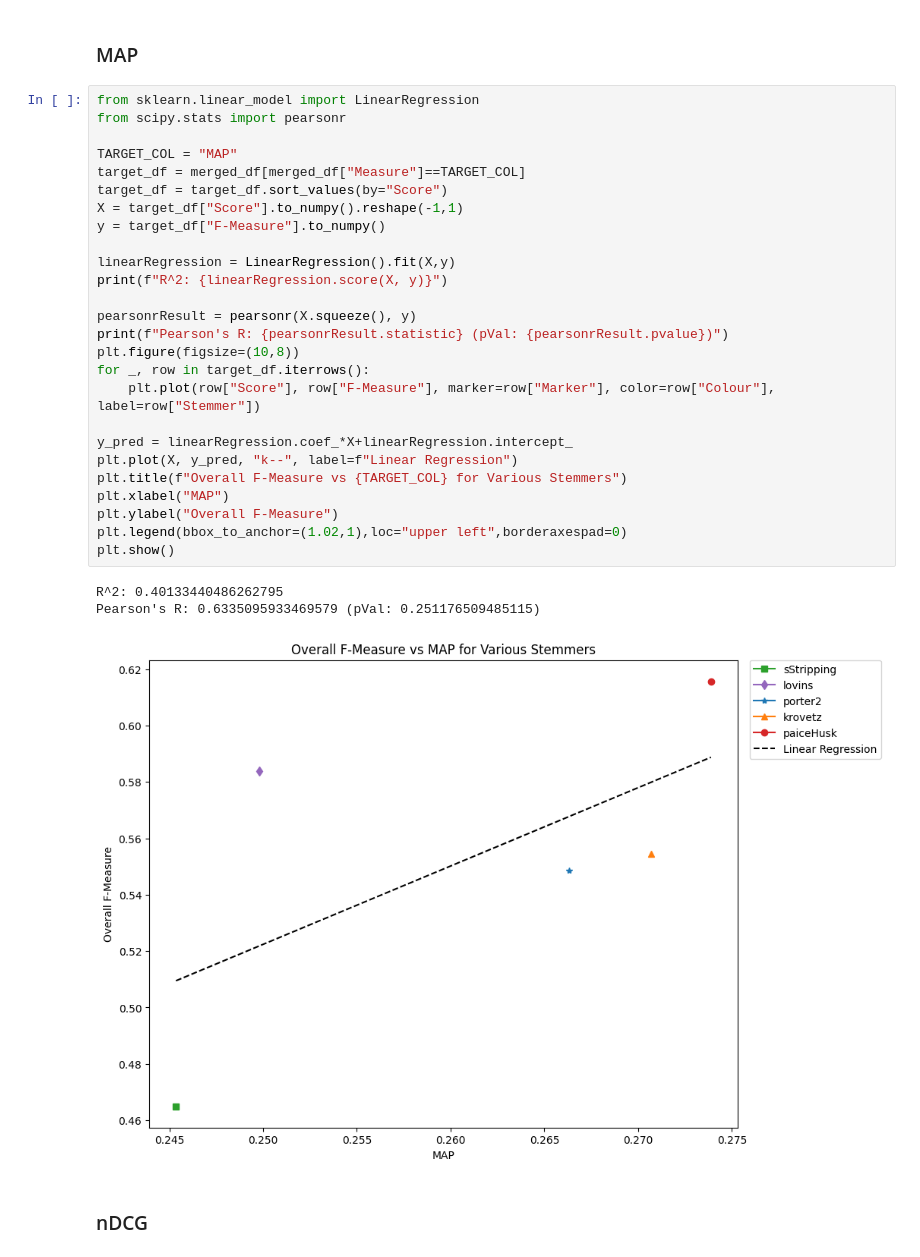
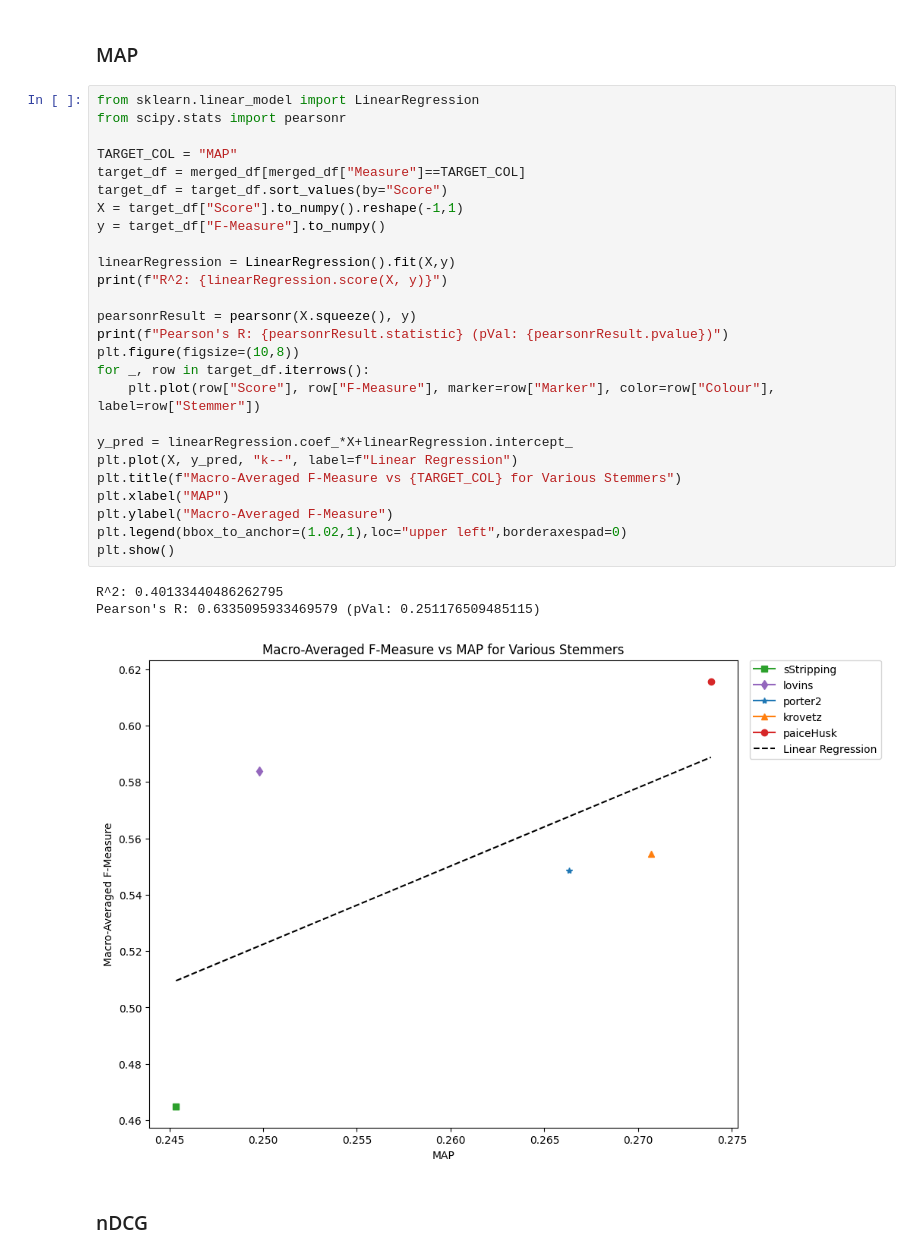
Before and after one commit to Axiomatic314/Stemming, a Jupyter notebook: wsj.ipynb, the cells around one changed output. Saved outputs shown, nothing was run; the diff lists cells and outputs as text.

Commit message:
fixed graph titles

```diff
--- a/wsj.ipynb
+++ b/wsj.ipynb
@@ -97,33 +97,33 @@ merged_df
 # %%
 from sklearn.linear_model import LinearRegression
 from scipy.stats import pearsonr
 
 TARGET_COL = "MAP"
 target_df = merged_df[merged_df["Measure"]==TARGET_COL]
 target_df = target_df.sort_values(by="Score")
 X = target_df["Score"].to_numpy().reshape(-1,1)
 y = target_df["F-Measure"].to_numpy()
 
 linearRegression = LinearRegression().fit(X,y)
 print(f"R^2: {linearRegression.score(X, y)}")
 
 pearsonrResult = pearsonr(X.squeeze(), y)
 print(f"Pearson's R: {pearsonrResult.statistic} (pVal: {pearsonrResult.pvalue})")
 plt.figure(figsize=(10,8))
 for _, row in target_df.iterrows():
     plt.plot(row["Score"], row["F-Measure"], marker=row["Marker"], color=row["Colour"], label=row["Stemmer"])
 
 y_pred = linearRegression.coef_*X+linearRegression.intercept_
 plt.plot(X, y_pred, "k--", label=f"Linear Regression")
-plt.title(f"Overall F-Measure vs {TARGET_COL} for Various Stemmers")
+plt.title(f"Macro-Averaged F-Measure vs {TARGET_COL} for Various Stemmers")
 plt.xlabel("MAP")
-plt.ylabel("Overall F-Measure")
+plt.ylabel("Macro-Averaged F-Measure")
 plt.legend(bbox_to_anchor=(1.02,1),loc="upper left",borderaxespad=0)
 plt.show()
 # %% [output]
 R^2: 0.40133440486262795
 Pearson's R: 0.6335095933469579 (pVal: 0.251176509485115)
-[figure, old version]
+[figure, new version]
 # %% [markdown]
 ### nDCG
 # %%
```
Also changed, not shown: parts of 1 cell of this notebook.
